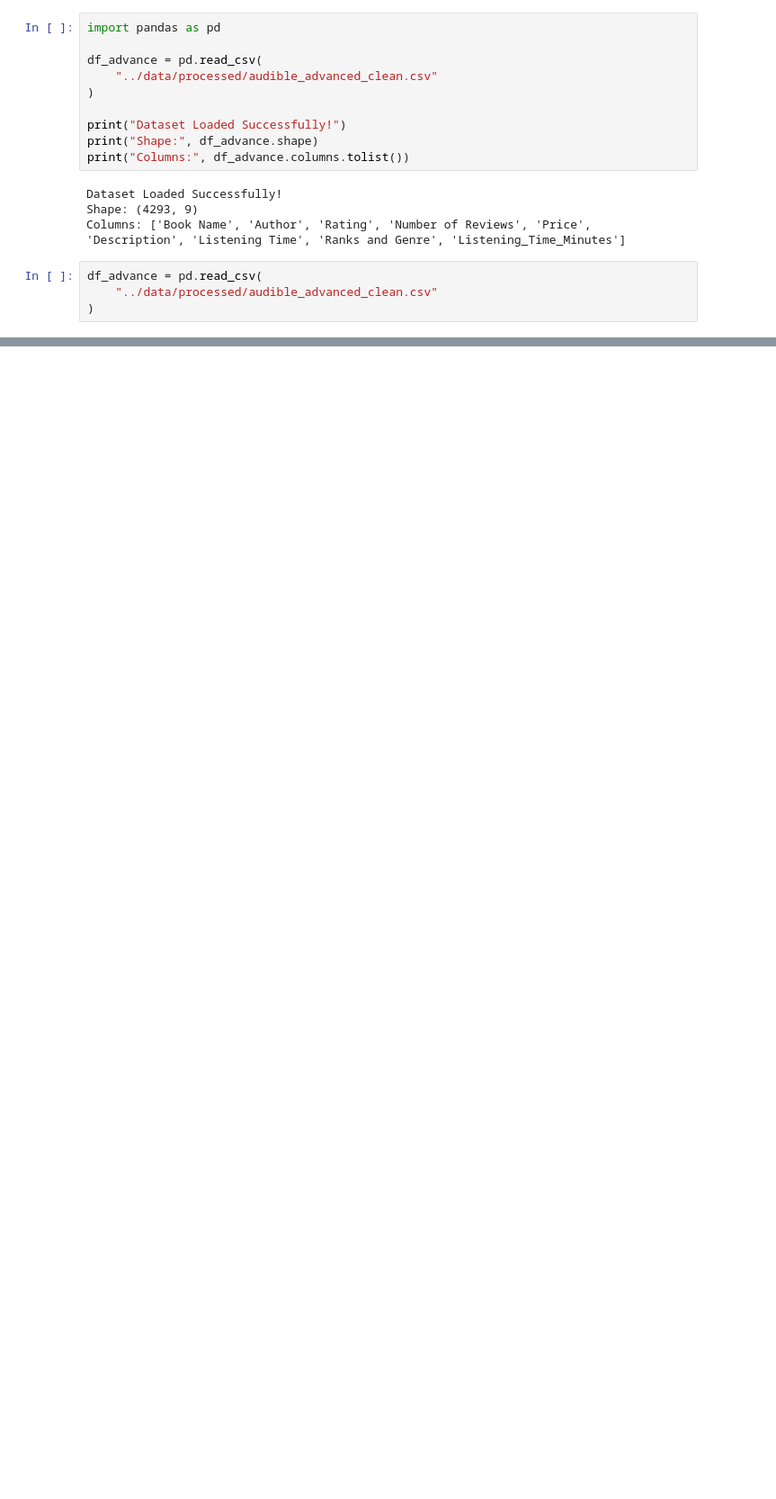
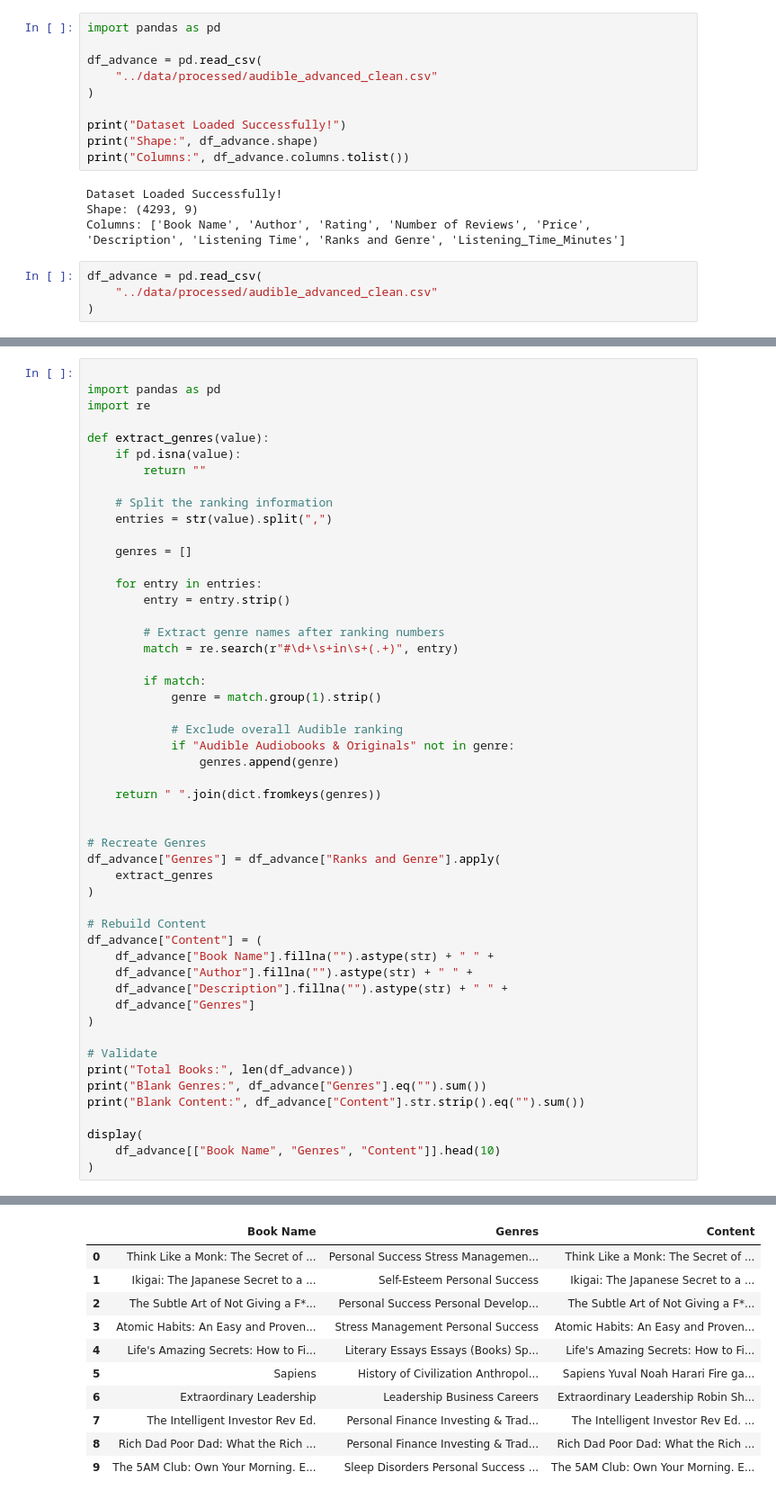
Before and after one commit to rao274563-cpu/Audible-Insights, a Jupyter notebook: notebooks/04_recommendation_system.ipynb, the cells around one changed output, grey strips where cells are left out. Shown at 90% size. Cells and saved outputs as stored; diff of their text form; blank space fills up the shorter version.

```diff
--- a/notebooks/04_recommendation_system.ipynb
+++ b/notebooks/04_recommendation_system.ipynb
@@ -694,0 +614,52 @@ Selected Book: 101 Animals Stories
+# %%
+
+import pandas as pd
+import re
+
+def extract_genres(value):
+    if pd.isna(value):
+        return ""
+
+    # Split the ranking information
+    entries = str(value).split(",")
+
+    genres = []
+
+    for entry in entries:
+        entry = entry.strip()
+
+        # Extract genre names after ranking numbers
+        match = re.search(r"#\d+\s+in\s+(.+)", entry)
+
+        if match:
+            genre = match.group(1).strip()
+
+            # Exclude overall Audible ranking
+            if "Audible Audiobooks & Originals" not in genre:
+                genres.append(genre)
+
+    return " ".join(dict.fromkeys(genres))
+
+
+# Recreate Genres
+df_advance["Genres"] = df_advance["Ranks and Genre"].apply(
+    extract_genres
+)
+
+# Rebuild Content
+df_advance["Content"] = (
+    df_advance["Book Name"].fillna("").astype(str) + " " +
+    df_advance["Author"].fillna("").astype(str) + " " +
+    df_advance["Description"].fillna("").astype(str) + " " +
+    df_advance["Genres"]
+)
+
+# Validate
+print("Total Books:", len(df_advance))
+print("Blank Genres:", df_advance["Genres"].eq("").sum())
+print("Blank Content:", df_advance["Content"].str.strip().eq("").sum())
+
+display(
+    df_advance[["Book Name", "Genres", "Content"]].head(10)
+)
+# %% [output]
@@ -694,0 +669,11 @@ Selected Book: 101 Animals Stories
+|  | Book Name | Genres | Content |
+| 0 | Think Like a Monk: The Secret of ... | Personal Success Stress Managemen... | Think Like a Monk: The Secret of ... |
+| 1 | Ikigai: The Japanese Secret to a ... | Self-Esteem Personal Success | Ikigai: The Japanese Secret to a ... |
+| 2 | The Subtle Art of Not Giving a F*... | Personal Success Personal Develop... | The Subtle Art of Not Giving a F*... |
+| 3 | Atomic Habits: An Easy and Proven... | Stress Management Personal Success | Atomic Habits: An Easy and Proven... |
+| 4 | Life's Amazing Secrets: How to Fi... | Literary Essays Essays (Books) Sp... | Life's Amazing Secrets: How to Fi... |
+| 5 | Sapiens | History of Civilization Anthropol... | Sapiens Yuval Noah Harari Fire ga... |
+| 6 | Extraordinary Leadership | Leadership Business Careers | Extraordinary Leadership Robin Sh... |
+| 7 | The Intelligent Investor Rev Ed. | Personal Finance Investing & Trad... | The Intelligent Investor Rev Ed. ... |
+| 8 | Rich Dad Poor Dad: What the Rich ... | Personal Finance Investing & Trad... | Rich Dad Poor Dad: What the Rich ... |
+| 9 | The 5AM Club: Own Your Morning. E... | Sleep Disorders Personal Success ... | The 5AM Club: Own Your Morning. E... |
```
Also changed, not shown: parts of 15 cells of this notebook, 1 other file.
